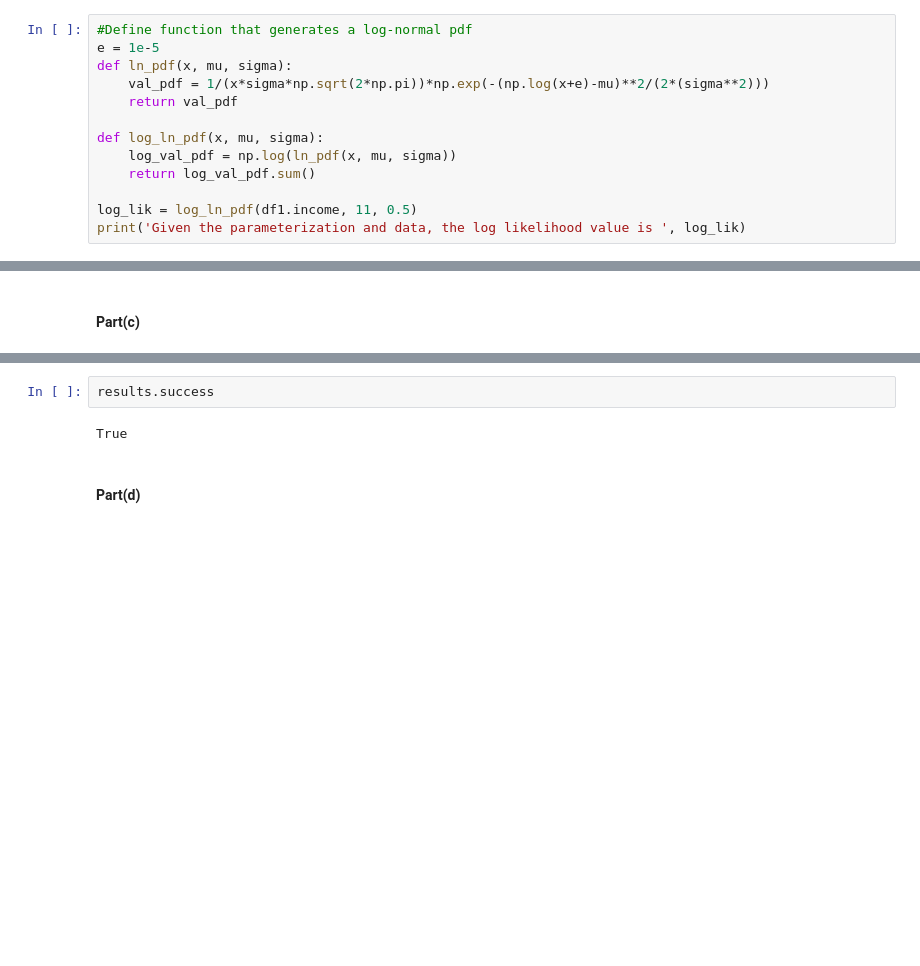
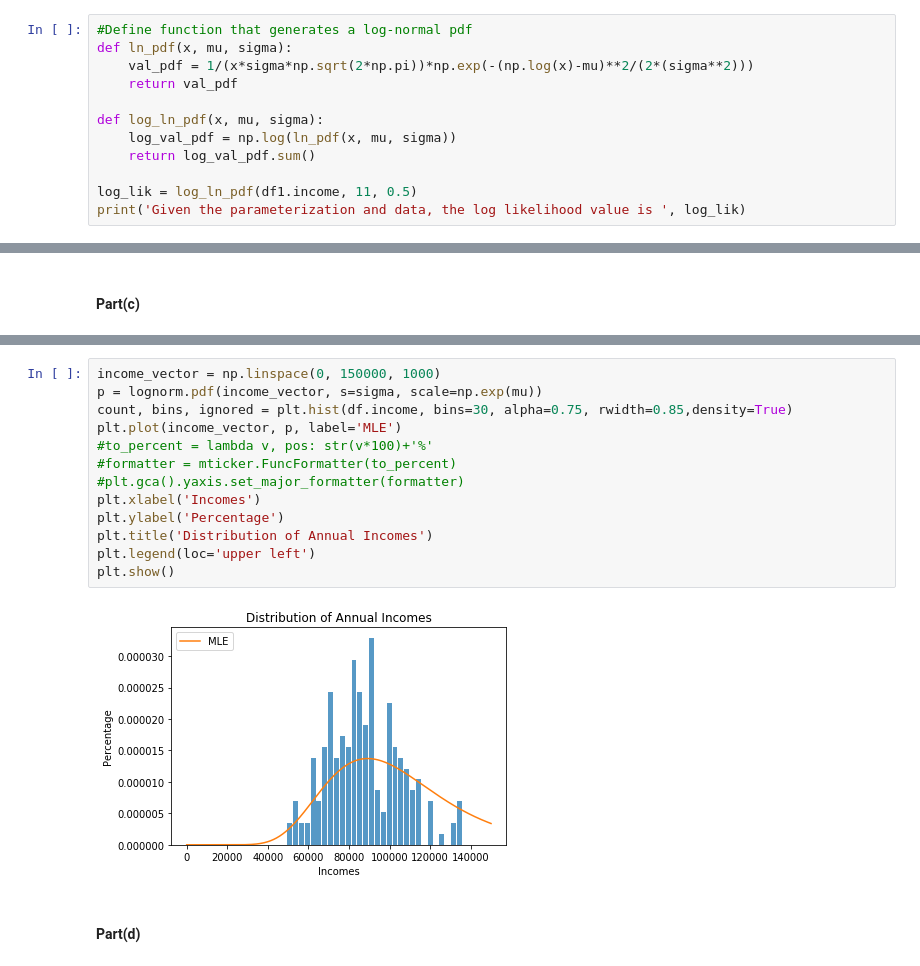
Before and after one commit to jsgenan/persp-model-econ_W19, a Jupyter notebook: ProblemSets/PS4/PS4_NanGe.ipynb, the cells around one changed output, grey strips where cells are left out. Cells and saved outputs as stored; diff of their text form; blank space fills up the shorter version.

```diff
--- a/ProblemSets/PS4/PS4_NanGe.ipynb
+++ b/ProblemSets/PS4/PS4_NanGe.ipynb
@@ -44,9 +44,8 @@ plt.show()
 [figure]
 # %%
 #Define function that generates a log-normal pdf
-e = 1e-5
 def ln_pdf(x, mu, sigma):
-    val_pdf = 1/(x*sigma*np.sqrt(2*np.pi))*np.exp(-(np.log(x+e)-mu)**2/(2*(sigma**2)))
+    val_pdf = 1/(x*sigma*np.sqrt(2*np.pi))*np.exp(-(np.log(x)-mu)**2/(2*(sigma**2)))
     return val_pdf
 
 def log_ln_pdf(x, mu, sigma):
@@ -92,7 +91,18 @@ The inverse Hessian matrix is  [[ 4.59466202e-04 -6.65454630e-05]
-# %%
-results.success
-# %% [output]
-True
+# %%
+income_vector = np.linspace(0, 150000, 1000)
+p = lognorm.pdf(income_vector, s=sigma, scale=np.exp(mu))
+count, bins, ignored = plt.hist(df.income, bins=30, alpha=0.75, rwidth=0.85,density=True)
+plt.plot(income_vector, p, label='MLE')
+#to_percent = lambda v, pos: str(v*100)+'%'
+#formatter = mticker.FuncFormatter(to_percent)
+#plt.gca().yaxis.set_major_formatter(formatter)
+plt.xlabel('Incomes')
+plt.ylabel('Percentage')
+plt.title('Distribution of Annual Incomes')
+plt.legend(loc='upper left')
+plt.show()
+# %% [output]
+[figure, added]
 # %% [markdown]
 #### Part(d)
 # %%
```
Also changed, not shown: parts of 3 cells of this notebook.
